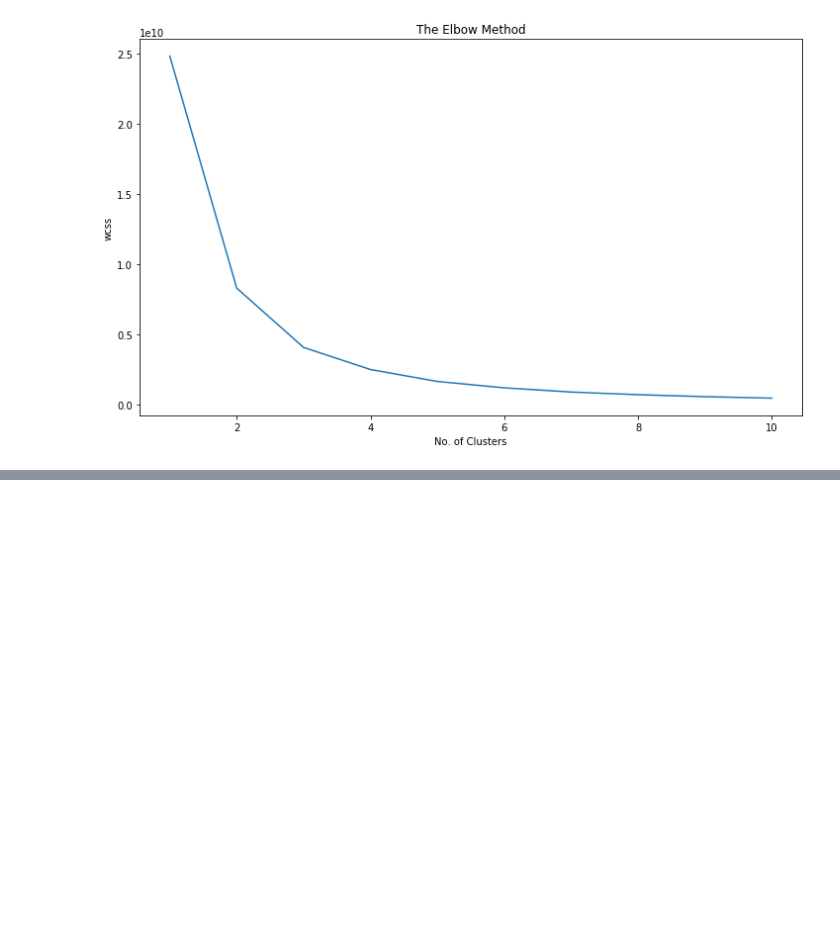
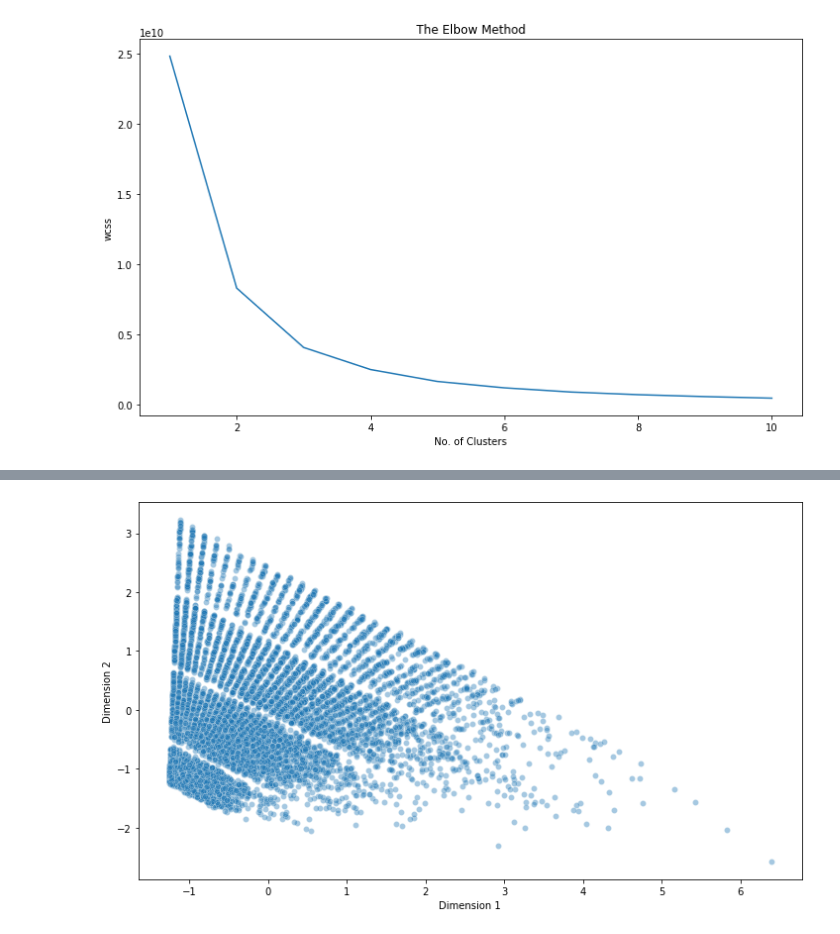
Before and after one commit to eweinhaus/SupermarketDataInsights, a Jupyter notebook: Unsupervised_Learning_Clustering.ipynb, the cells around one changed output, grey strips where cells are left out. Cells and saved outputs as stored; diff of their text form; code cells hidden in the pictures; blank space fills up the shorter version.

```diff
--- a/Unsupervised_Learning_Clustering.ipynb
+++ b/Unsupervised_Learning_Clustering.ipynb
@@ -114,0 +122,2 @@ plt.show()
+# %%
+dfNormalized=(df_reduced-df_reduced.mean())/df_reduced.std()
@@ -114,0 +140,5 @@ plt.show()
+# %%
+sns.scatterplot(dfNormalized['Dimension 1'], dfNormalized['Dimension 2'], alpha=0.4)
+plt.show()
+# %% [output]
+[figure, added]
```
Also changed, not shown: parts of 9 cells of this notebook.
